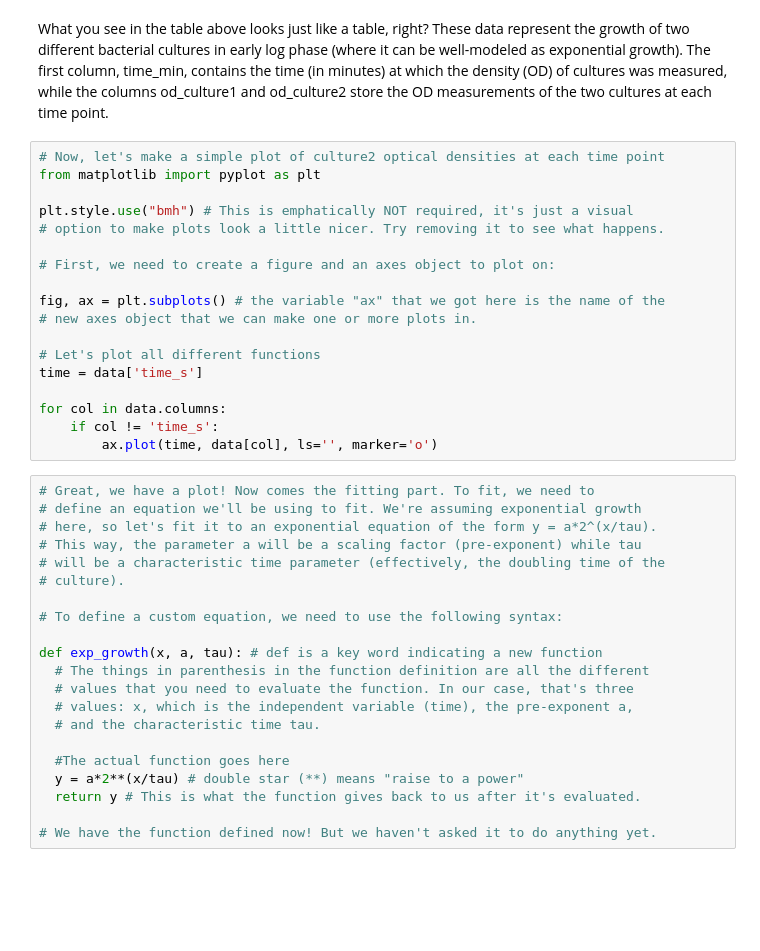
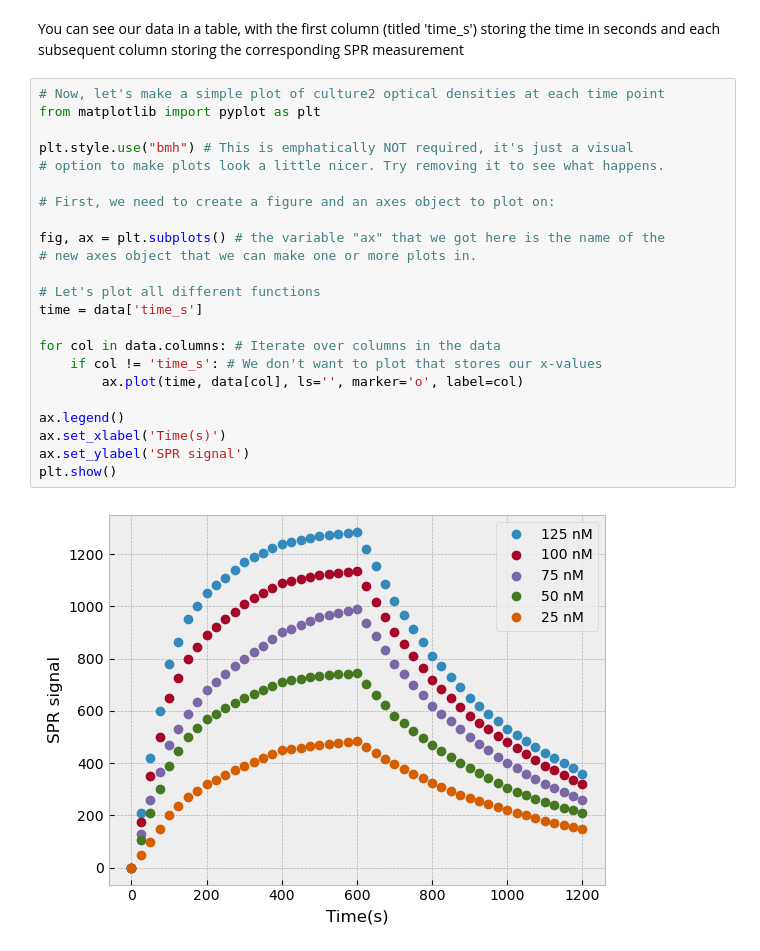
Before and after one commit to TheTrappist/teaching, a Jupyter notebook: Biochem6761/AU26/04_AU26_classroom_SPR_demo.ipynb, the cells around one changed output. Drawn from its saved outputs; the diff is of its cells as text; blank space fills up the shorter version.

```diff
--- a/Biochem6761/AU26/04_AU26_classroom_SPR_demo.ipynb
+++ b/Biochem6761/AU26/04_AU26_classroom_SPR_demo.ipynb
@@ -17,41 +36,27 @@ print(data)
-# %% [markdown]
-What you see in the table above looks just like a table, right? These data represent the growth of two different bacterial cultures in early log phase (where it can be well-modeled as exponential growth). The first column, time_min, contains the time (in minutes) at which the density (OD) of cultures was measured, while the columns od_culture1 and od_culture2 store the OD measurements of the two cultures at each time point.
+# %% [markdown]
+You can see our data in a table, with the first column (titled 'time_s') storing the time in seconds and each subsequent column storing the corresponding SPR measurement
 # %%
 # Now, let's make a simple plot of culture2 optical densities at each time point
 from matplotlib import pyplot as plt
 
 plt.style.use("bmh") # This is emphatically NOT required, it's just a visual
 # option to make plots look a little nicer. Try removing it to see what happens.
 
 # First, we need to create a figure and an axes object to plot on:
 
 fig, ax = plt.subplots() # the variable "ax" that we got here is the name of the
 # new axes object that we can make one or more plots in.
 
 # Let's plot all different functions
 time = data['time_s']
 
-for col in data.columns:
-    if col != 'time_s':
-        ax.plot(time, data[col], ls='', marker='o')
+for col in data.columns: # Iterate over columns in the data
+    if col != 'time_s': # We don't want to plot that stores our x-values
+        ax.plot(time, data[col], ls='', marker='o', label=col)
+
+ax.legend()
+ax.set_xlabel('Time(s)')
+ax.set_ylabel('SPR signal')
+plt.show()
+# %% [output]
+[figure, added]
-# %%
-# Great, we have a plot! Now comes the fitting part. To fit, we need to
-# define an equation we'll be using to fit. We're assuming exponential growth
-# here, so let's fit it to an exponential equation of the form y = a*2^(x/tau).
-# This way, the parameter a will be a scaling factor (pre-exponent) while tau
-# will be a characteristic time parameter (effectively, the doubling time of the
-# culture).
-
-# To define a custom equation, we need to use the following syntax:
-
-def exp_growth(x, a, tau): # def is a key word indicating a new function
-  # The things in parenthesis in the function definition are all the different
-  # values that you need to evaluate the function. In our case, that's three
-  # values: x, which is the independent variable (time), the pre-exponent a,
-  # and the characteristic time tau.
-
-  #The actual function goes here
-  y = a*2**(x/tau) # double star (**) means "raise to a power"
-  return y # This is what the function gives back to us after it's evaluated.
-
-# We have the function defined now! But we haven't asked it to do anything yet.
```
Also changed, not shown: parts of 18 cells of this notebook, 1 other file.
